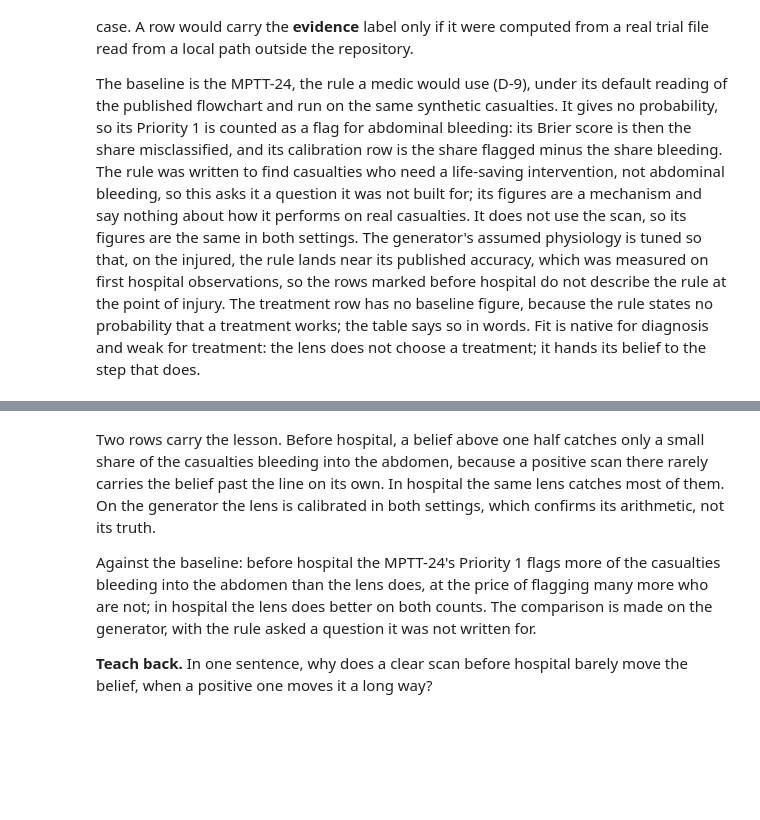
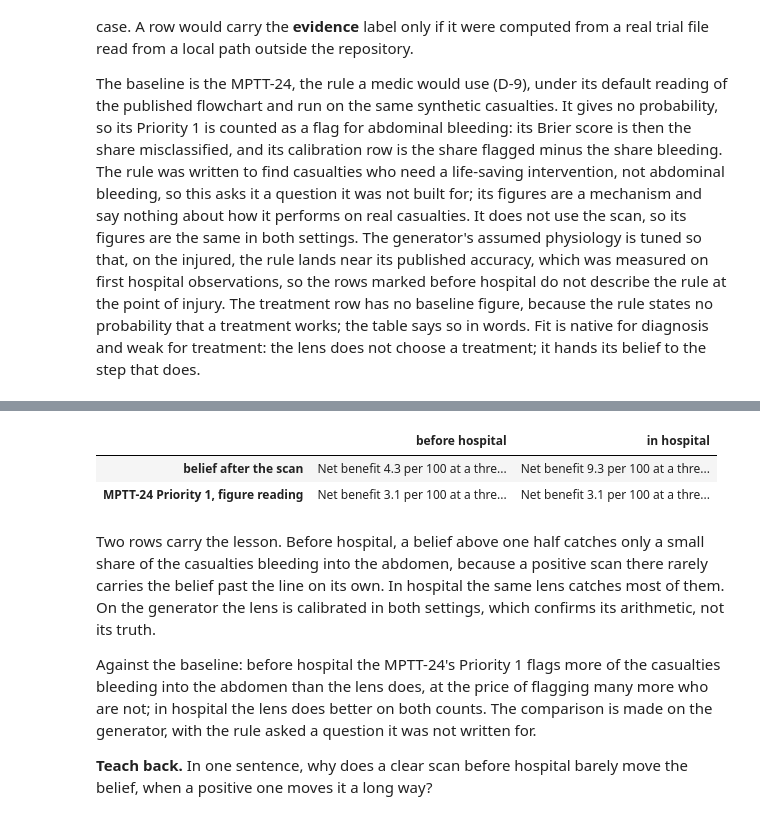
Before and after one commit to RossTylr/inference-labs, a Jupyter notebook: notebooks/03_bayesian.ipynb, the cells around one changed output, grey strips where cells are left out. Drawn from its saved outputs; the diff is of its cells as text; code cells hidden in the pictures; blank space fills up the shorter version.

Commit message:
Slice 5: lens 10 decision theory, notebook and panel; axis 7 for every built lens; validate, attempt 1
Co-Authored-By: Claude Opus 5.5 <noreply@anthropic.com>

```diff
--- a/notebooks/03_bayesian.ipynb
+++ b/notebooks/03_bayesian.ipynb
@@ -598,3 +600,12 @@ card[["case", "metric", "value", "baseline", "label", "fit", "data_source"]]
+# %%
+from inference_labs.lenses import decision
+
+pd.DataFrame({bayes.SETTING_NAMES[s]: decision.bayesian_decision_value(s) for s in bayes.SETTINGS}).rename(
+    index={"lens": "belief after the scan", "baseline": "MPTT-24 Priority 1, figure reading"})
+# %% [output]
+|  | before hospital | in hospital |
+| belief after the scan | Net benefit 4.3 per 100 at a thre... | Net benefit 9.3 per 100 at a thre... |
+| MPTT-24 Priority 1, figure reading | Net benefit 3.1 per 100 at a thre... | Net benefit 3.1 per 100 at a thre... |
 # %% [markdown]
 Two rows carry the lesson. Before hospital, a belief above one half catches only a small share of the casualties bleeding into the abdomen, because a positive scan there rarely carries the belief past the line on its own. In hospital the same lens catches most of them. On the generator the lens is calibrated in both settings, which confirms its arithmetic, not its truth.
 
```
Also changed, not shown: parts of 2 cells of this notebook, 14 other files.
